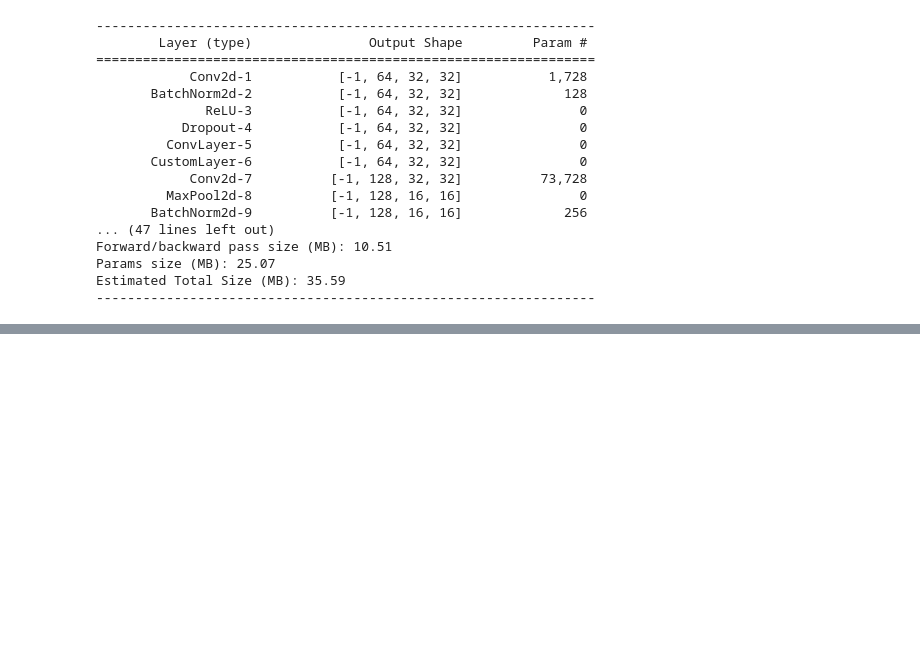
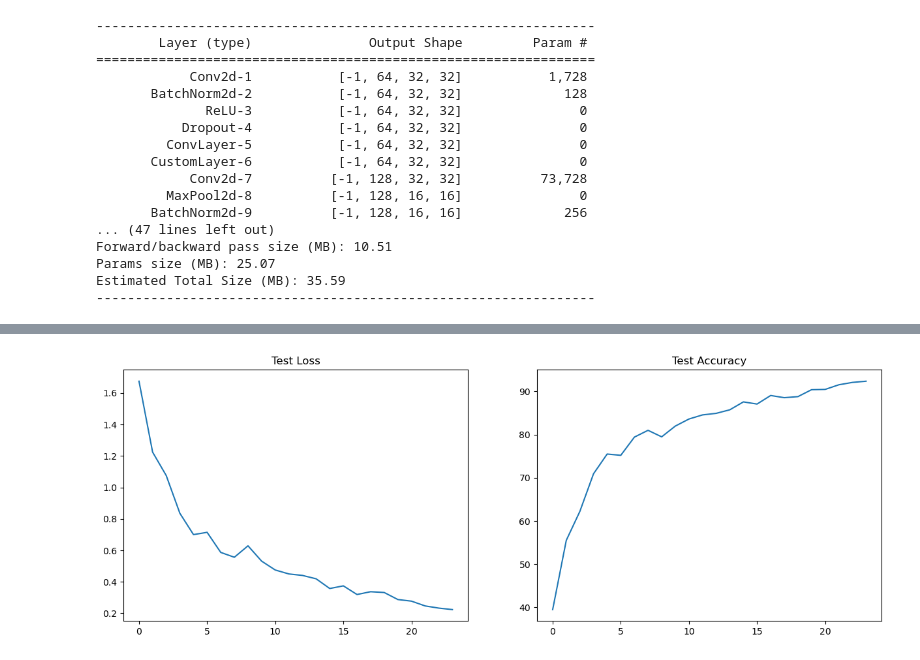
Before and after one commit to Shashank-Gottumukkala/ERA-S10-Custom-ResNet, a Jupyter notebook: s10.ipynb, the cells around one changed output, grey strips where cells are left out. Drawn from its saved outputs; the diff is of its cells as text; code cells hidden in the pictures; blank space fills up the shorter version.

```diff
--- a/s10.ipynb
+++ b/s10.ipynb
@@ -90,0 +96,4 @@ Epoch: 12
+# %%
+exp.test.plot_stats()
+# %% [output]
+[figure, added]
```
Also changed, not shown: parts of 5 cells of this notebook, 4 other files.
